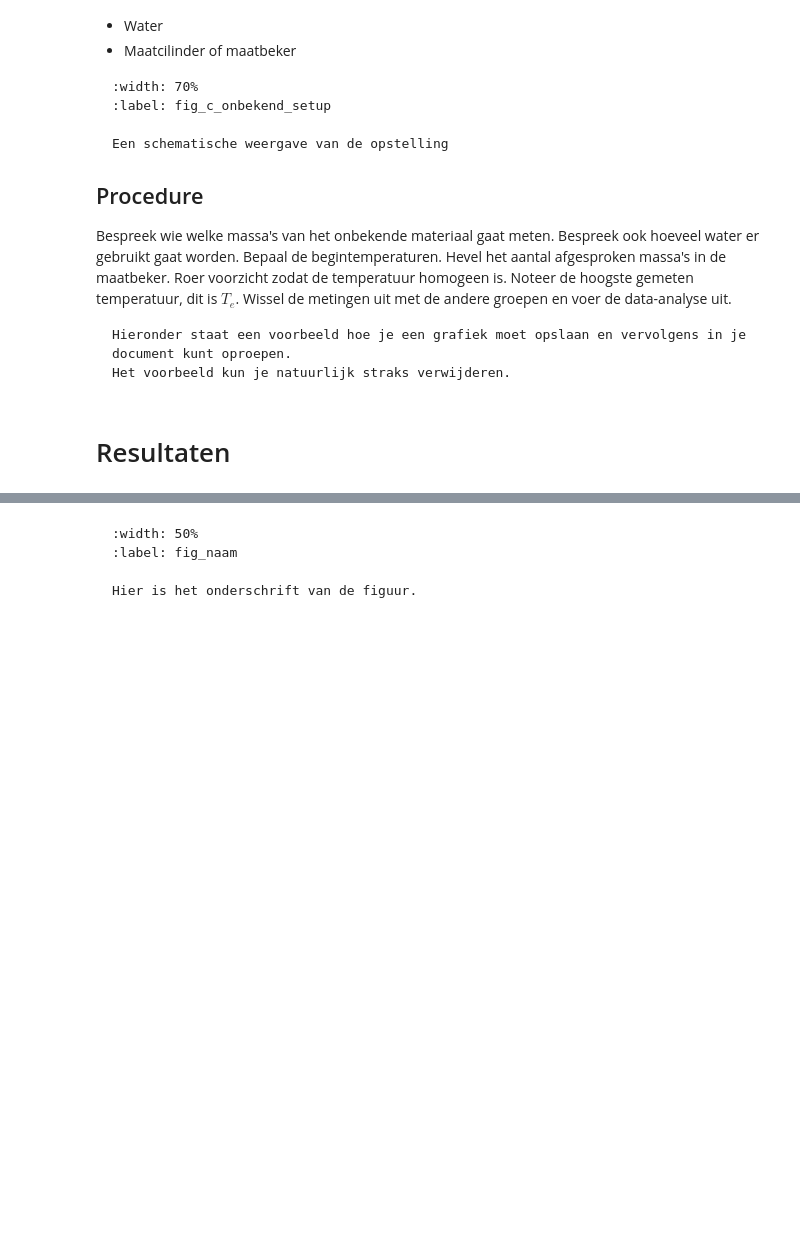
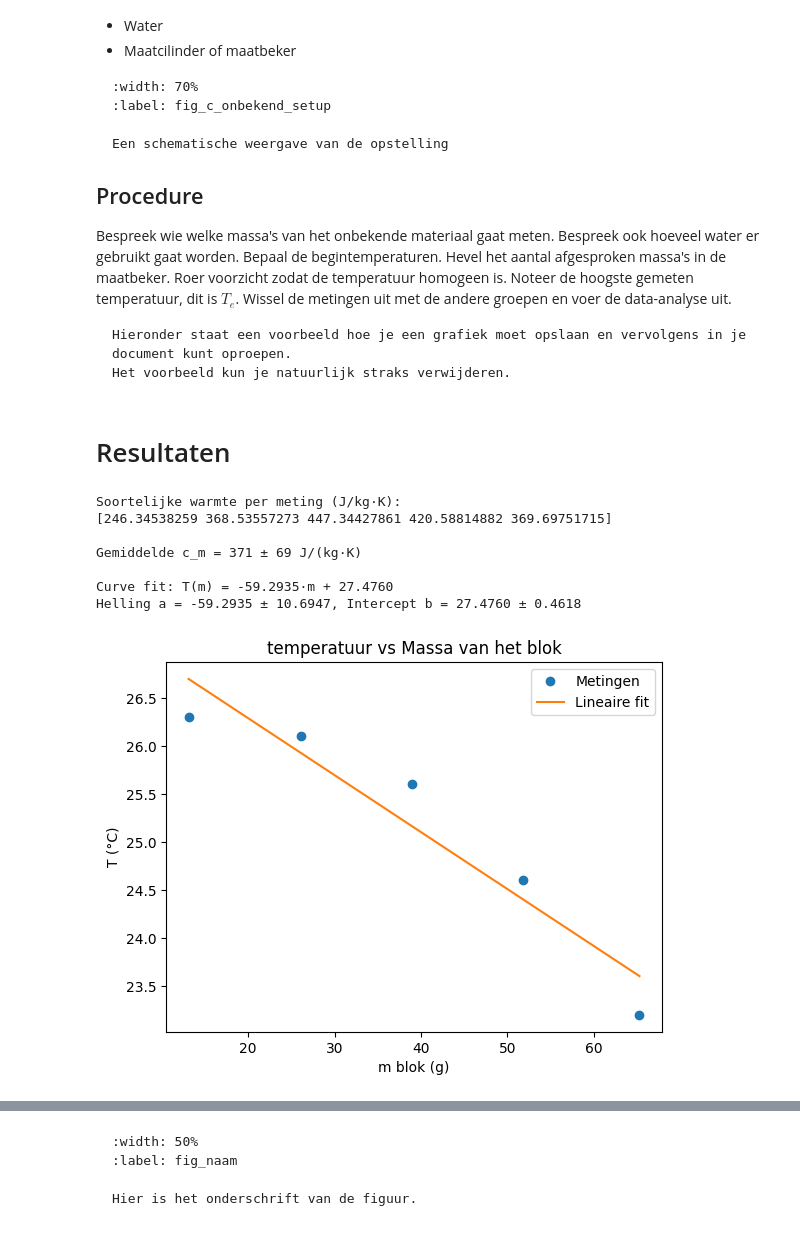
Before and after one commit to llotto123/IP2, a Jupyter notebook: Content/Labs/Warmtecapaciteit.ipynb, the cells around one changed output, grey strips where cells are left out. Drawn from its saved outputs; the diff is of its cells as text; code cells hidden in the pictures; blank space fills up the shorter version.

Commit message:
warmte update 1

````diff
--- a/Content/Labs/Warmtecapaciteit.ipynb
+++ b/Content/Labs/Warmtecapaciteit.ipynb
@@ -68,6 +68,63 @@ Het voorbeeld kun je natuurlijk straks verwijderen.
 ```
 # %% [markdown]
 # Resultaten
+# %%
+import numpy as np
+import matplotlib.pyplot as plt
+from scipy.optimize import curve_fit
+
+#gegevens
+m_m = np.array([13.1, 26.1, 39.0, 51.8, 65.3])/1000  # kg
+T_bwater = np.array([26.1, 25.5, 24.5, 23.2, 21.6])  # °C
+T_bblok = np.array([72.4, 72.5, 72.5, 72.4, 72.5])   # °C
+T_e = np.array([26.3, 26.1, 25.6, 24.6, 23.2])       # °C
+
+m_w = 0.1777      # kg water
+c_w = 4186        # J/(kg·K), soortelijke warmte water
+
+#soortelijke warmte berekenen
+
+c_m = (m_w * c_w * (T_e - T_bwater)) / (m_m * (T_bblok - T_e))
+
+c_m_mean = np.mean(c_m)
+c_m_std = np.std(c_m)
+
+print("Soortelijke warmte per meting (J/kg·K):")
+print(c_m)
+print(f"\nGemiddelde c_m = {c_m_mean:.0f} ± {c_m_std:.0f} J/(kg·K)")
+
+#lineaire curve fit voor T_e vs massa
+def linear_model(m, a, b):
+    return a * m + b
+
+params, covariance = curve_fit(linear_model, m_m, T_e)
+a, b = params
+errors = np.sqrt(np.diag(covariance))
+
+print(f"\nCurve fit: T(m) = {a:.4f}·m + {b:.4f}")
+print(f"Helling a = {a:.4f} ± {errors[0]:.4f}, Intercept b = {b:.4f} ± {errors[1]:.4f}")
+
+#plot
+m_fit = np.linspace(min(m_m), max(m_m), 100)
+T_fit = linear_model(m_fit, a, b)
+
+plt.figure()
+plt.plot(m_m*1000, T_e, 'o', label="Metingen")      # omzetten naar gram voor de plot
+plt.plot(m_fit*1000, T_fit, '-', label="Lineaire fit")
+plt.xlabel("m blok (g)")
+plt.ylabel("T (°C)")
+plt.title("temperatuur vs Massa van het blok")
+plt.legend()
+plt.show()
+# %% [output]
+Soortelijke warmte per meting (J/kg·K):
+[246.34538259 368.53557273 447.34427861 420.58814882 369.69751715]
+
+Gemiddelde c_m = 371 ± 69 J/(kg·K)
+
+Curve fit: T(m) = -59.2935·m + 27.4760
+Helling a = -59.2935 ± 10.6947, Intercept b = 27.4760 ± 0.4618
+[figure, added]
 # %%
 # Sla figuren op met
 #
````
Also changed, not shown: parts of 1 cell of this notebook, 1 other file.
